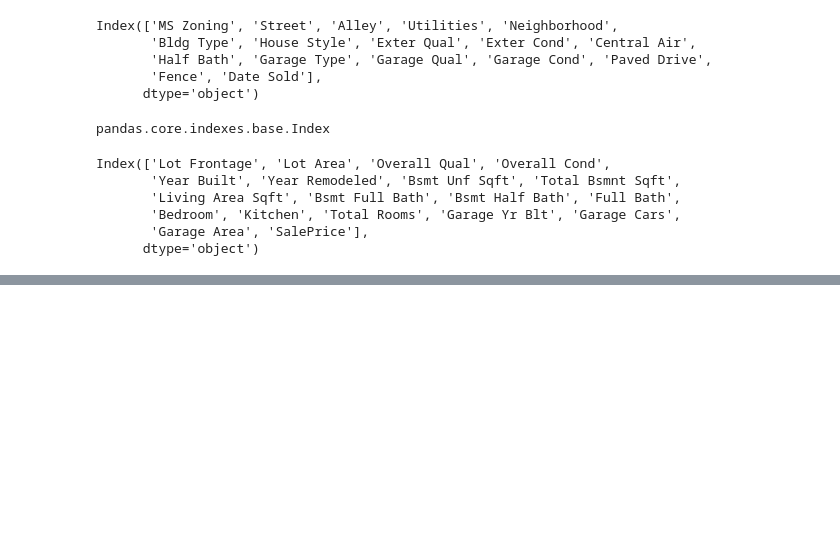
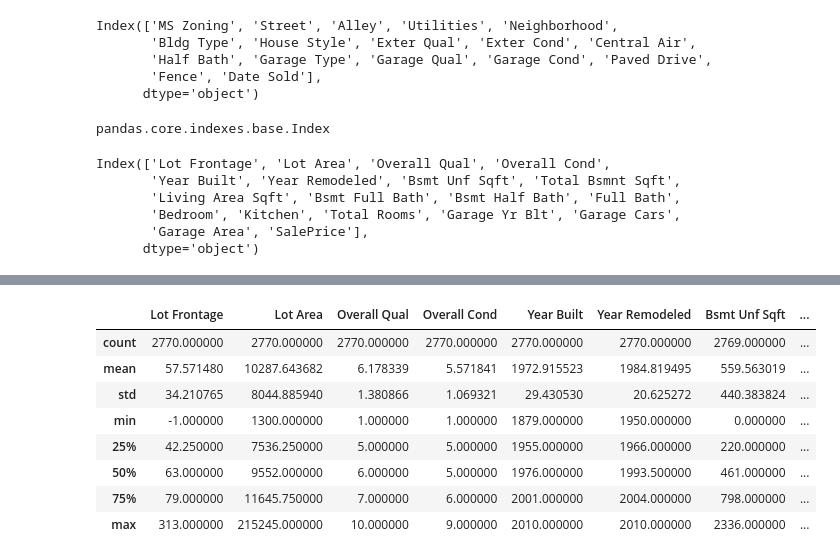
Before and after one commit to SamarBaghdadi/CodingDojo_DS_V23, a Jupyter notebook: DataUnderstanding.ipynb, the cells around one changed output, grey strips where cells are left out. Saved outputs shown, nothing was run; the diff lists cells and outputs as text; code cells hidden in the pictures; blank space fills up the shorter version.

```diff
--- a/DataUnderstanding.ipynb
+++ b/DataUnderstanding.ipynb
@@ -744,0 +860,3 @@ Index(['Lot Frontage', 'Lot Area', 'Overall Qual', 'Overall Cond',
+# %%
+filter_typo_garage_year=df['Garage Yr Blt']==2207
+filter_typo_garage_year
@@ -744,0 +879,5 @@ Index(['Lot Frontage', 'Lot Area', 'Overall Qual', 'Overall Cond',
+# %%
+import numpy as np
+df.loc[filter_typo_garage_year,'Garage Yr Blt']=np.nan
+df['Garage Yr Blt'].describe()
+df[filter_typo_garage_year]
@@ -744,0 +888,5 @@ Index(['Lot Frontage', 'Lot Area', 'Overall Qual', 'Overall Cond',
+# %%
+#filling null values with -1
+df['Garage Yr Blt']=df['Garage Yr Blt'].fillna(-1)
+df['Garage Yr Blt'].isna().sum()
+df[filter_typo_garage_year]
@@ -744,0 +897,12 @@ Index(['Lot Frontage', 'Lot Area', 'Overall Qual', 'Overall Cond',
+# %%
+df[df['Garage Yr Blt']>0].describe()
+# %% [output]
+|  | Lot Frontage | Lot Area | Overall Qual | Overall Cond | Year Built | Year Remodeled | Bsmt Unf Sqft | ... |
+| count | 2770.000000 | 2770.000000 | 2770.000000 | 2770.000000 | 2770.000000 | 2770.000000 | 2769.000000 | ... |
+| mean | 57.571480 | 10287.643682 | 6.178339 | 5.571841 | 1972.915523 | 1984.819495 | 559.563019 | ... |
+| std | 34.210765 | 8044.885940 | 1.380866 | 1.069321 | 29.430530 | 20.625272 | 440.383824 | ... |
+| min | -1.000000 | 1300.000000 | 1.000000 | 1.000000 | 1879.000000 | 1950.000000 | 0.000000 | ... |
+| 25% | 42.250000 | 7536.250000 | 5.000000 | 5.000000 | 1955.000000 | 1966.000000 | 220.000000 | ... |
+| 50% | 63.000000 | 9552.000000 | 6.000000 | 5.000000 | 1976.000000 | 1993.500000 | 461.000000 | ... |
+| 75% | 79.000000 | 11645.750000 | 7.000000 | 6.000000 | 2001.000000 | 2004.000000 | 798.000000 | ... |
+| max | 313.000000 | 215245.000000 | 10.000000 | 9.000000 | 2010.000000 | 2010.000000 | 2336.000000 | ... |
```
Also changed, not shown: parts of 18 cells of this notebook.
